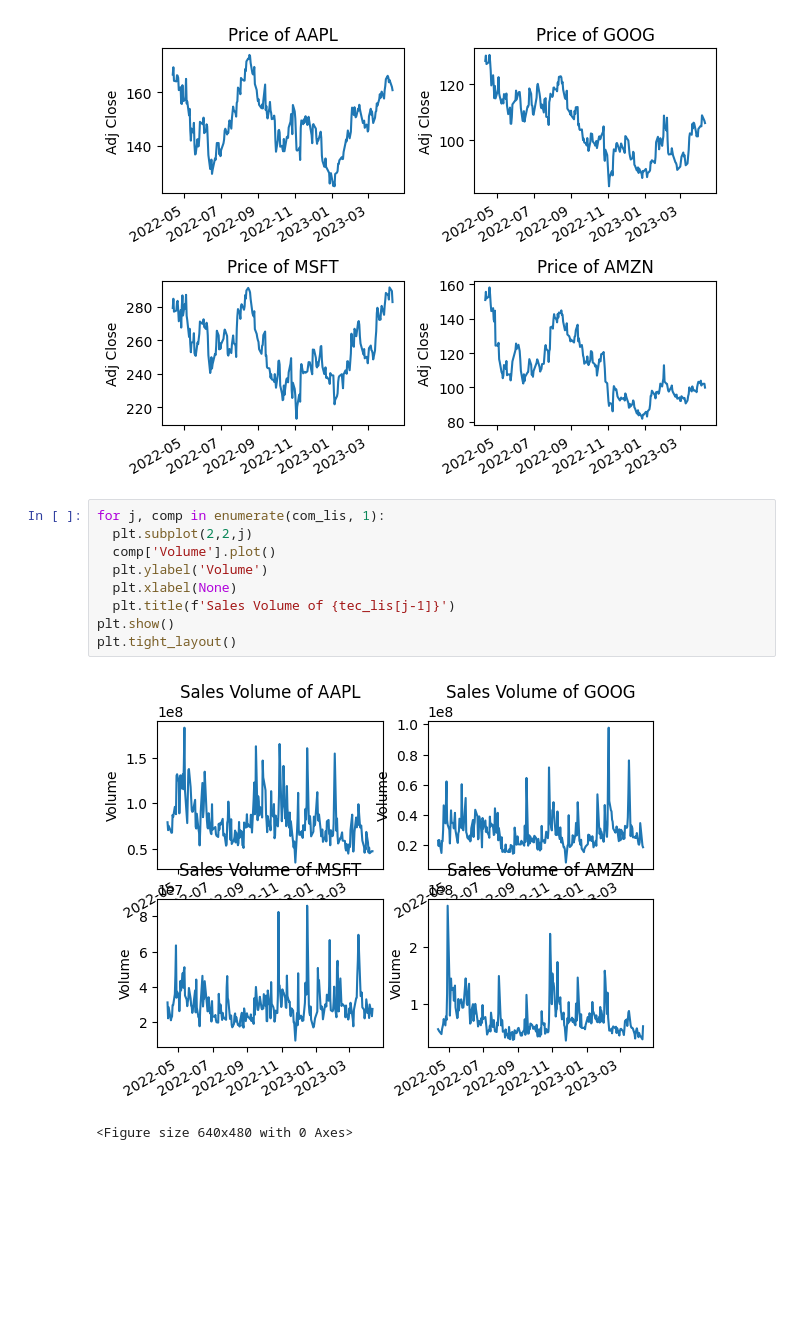
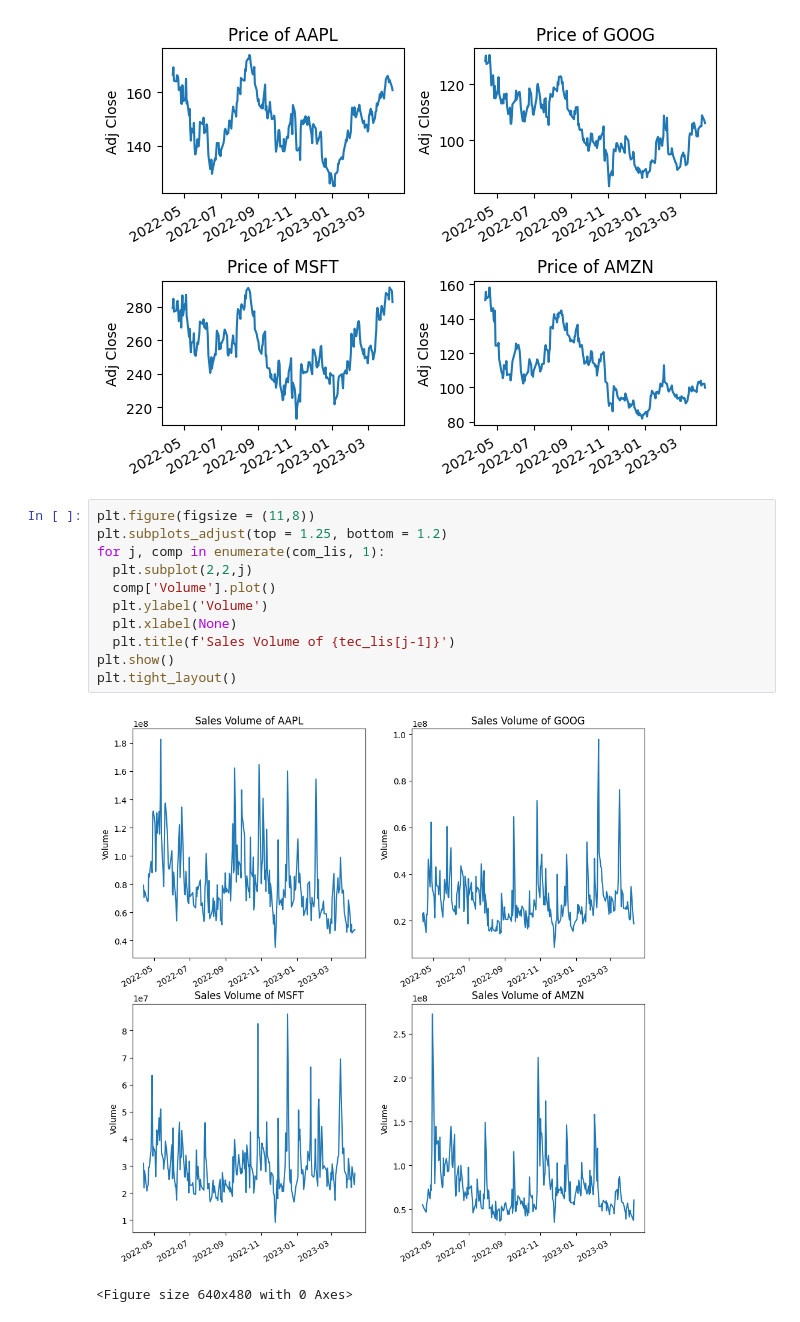
Before and after one commit to earo12/Stock-Market-Analysis, a Jupyter notebook: Stock_Market_Analysis.ipynb, the cells around one changed output. Drawn from its saved outputs; the diff is of its cells as text; blank space fills up the shorter version.

Commit message:
Fixed graphs of volume

```diff
--- a/Stock_Market_Analysis.ipynb
+++ b/Stock_Market_Analysis.ipynb
@@ -83,14 +83,16 @@ plt.show()
 # %% [output]
 [figure]
 # %%
+plt.figure(figsize = (11,8))
+plt.subplots_adjust(top = 1.25, bottom = 1.2)
 for j, comp in enumerate(com_lis, 1):
   plt.subplot(2,2,j)
   comp['Volume'].plot()
   plt.ylabel('Volume')
   plt.xlabel(None)
   plt.title(f'Sales Volume of {tec_lis[j-1]}')
 plt.show()
 plt.tight_layout()
 # %% [output]
-[figure, old version]
+[figure, new version]
 <Figure size 640x480 with 0 Axes>
```
